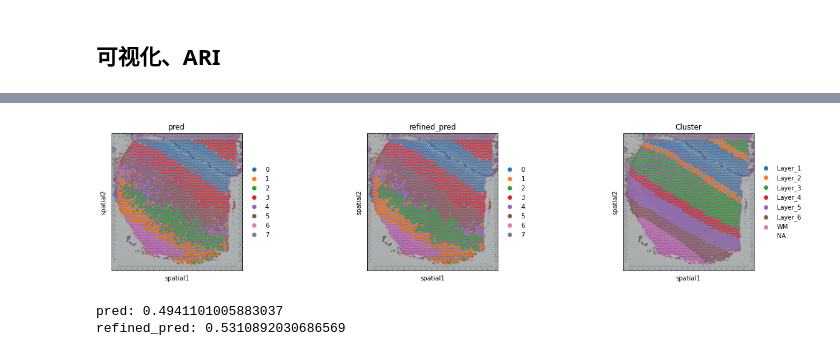
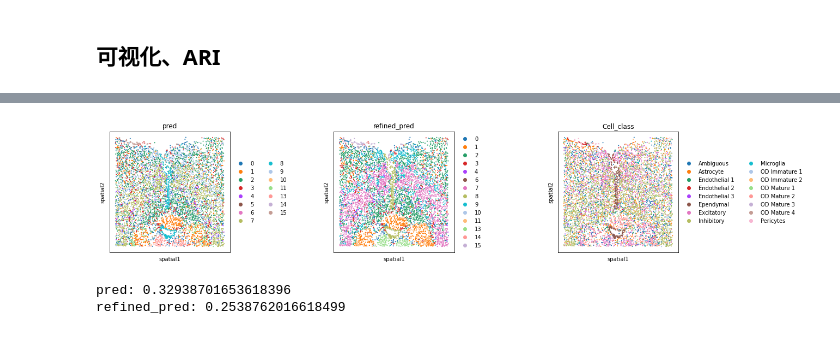
Before and after one commit to hannshu/st_clustering, a Jupyter notebook: 4_SpaGCN/train.ipynb, the cells around one changed output, grey strips where cells are left out. Cells and saved outputs as stored; diff of their text form; code cells hidden in the pictures.

```diff
--- a/4_SpaGCN/train.ipynb
+++ b/4_SpaGCN/train.ipynb
@@ -105,0 +127,38 @@ Calculateing adj matrix using xy only...
+# %%
+pos = adata.obsm['spatial'].T
+x_array = [pos[0][i] * 10000 for i in range(len(pos[0]))]
+y_array = [pos[1][i] * 10000 for i in range(len(pos[1]))]
+
+adj = calculate_adj_matrix(x_array, y_array, histology=False)
+
+prefilter_genes(adata,min_cells=3) # avoiding all genes are zeros
+prefilter_specialgenes(adata)
+#Normalize and take log for UMI
+sc.pp.normalize_per_cell(adata)
+sc.pp.log1p(adata)
+
+p=0.5
+l=search_l(p, adj, start=0.01, end=1000, tol=0.01, max_run=100)
+
+n_clusters=16
+r_seed=t_seed=n_seed=100
+#Seaech for suitable resolution
+res=search_res(adata, adj, l, n_clusters, start=0.9, step=0.1, tol=5e-3, lr=0.05, max_epochs=20, r_seed=r_seed, t_seed=t_seed, n_seed=n_seed)
+
+clf=SpaGCN()
+clf.set_l(l)
+#Set seed
+random.seed(r_seed)
+torch.manual_seed(t_seed)
+np.random.seed(n_seed)
+#Run
+clf.train(adata,adj,init_spa=True,init="louvain",res=res, tol=5e-3, lr=0.05, max_epochs=1500)
+y_pred, prob=clf.predict()
+adata.obs["pred"]= y_pred
+adata.obs["pred"]=adata.obs["pred"].astype('category')
+#Do cluster refinement(optional)
+#shape="hexagon" for Visium data, "square" for ST data.
+adj_2d=calculate_adj_matrix(x=x_array,y=y_array, histology=False)
+refined_pred=refine(sample_id=adata.obs.index.tolist(), pred=adata.obs["pred"].tolist(), dis=adj_2d, shape="hexagon")
+adata.obs["refined_pred"]=refined_pred
+adata.obs["refined_pred"]=adata.obs["refined_pred"].astype('category')
@@ -106,11 +191,11 @@ Calculateing adj matrix using xy only...
 # %%
-sc.pl.spatial(adata, color=['pred', "refined_pred", 'Cluster'])
-label = LabelEncoder().fit_transform(adata.obs['Cluster'])
+sc.pl.spatial(adata, color=['pred', "refined_pred", 'Cell_class'], spot_size=1e-2)
+label = LabelEncoder().fit_transform(adata.obs['Cell_class'])
 pred = LabelEncoder().fit_transform(adata.obs['pred'])
 refined_pred = LabelEncoder().fit_transform(adata.obs['refined_pred'])
 print('pred:', metrics.adjusted_rand_score(label, pred))
 print('refined_pred:', metrics.adjusted_rand_score(label, refined_pred))
 # %% [output]
-[figure, old version]
+[figure, new version]
-pred: 0.4941101005883037
-refined_pred: 0.5310892030686569
+pred: 0.32938701653618396
+refined_pred: 0.2538762016618499
```
Also changed, not shown: parts of 6 cells of this notebook.
